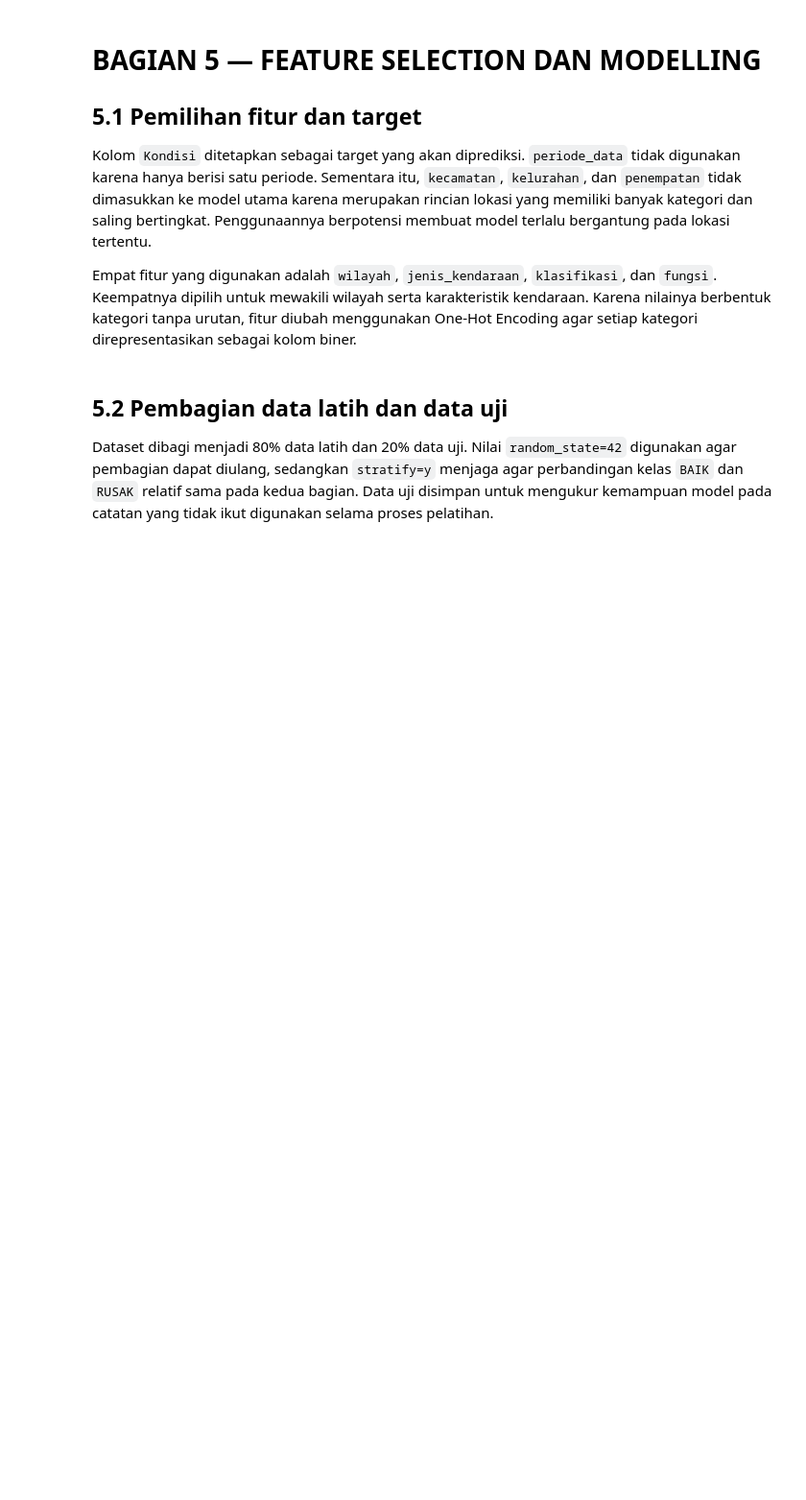
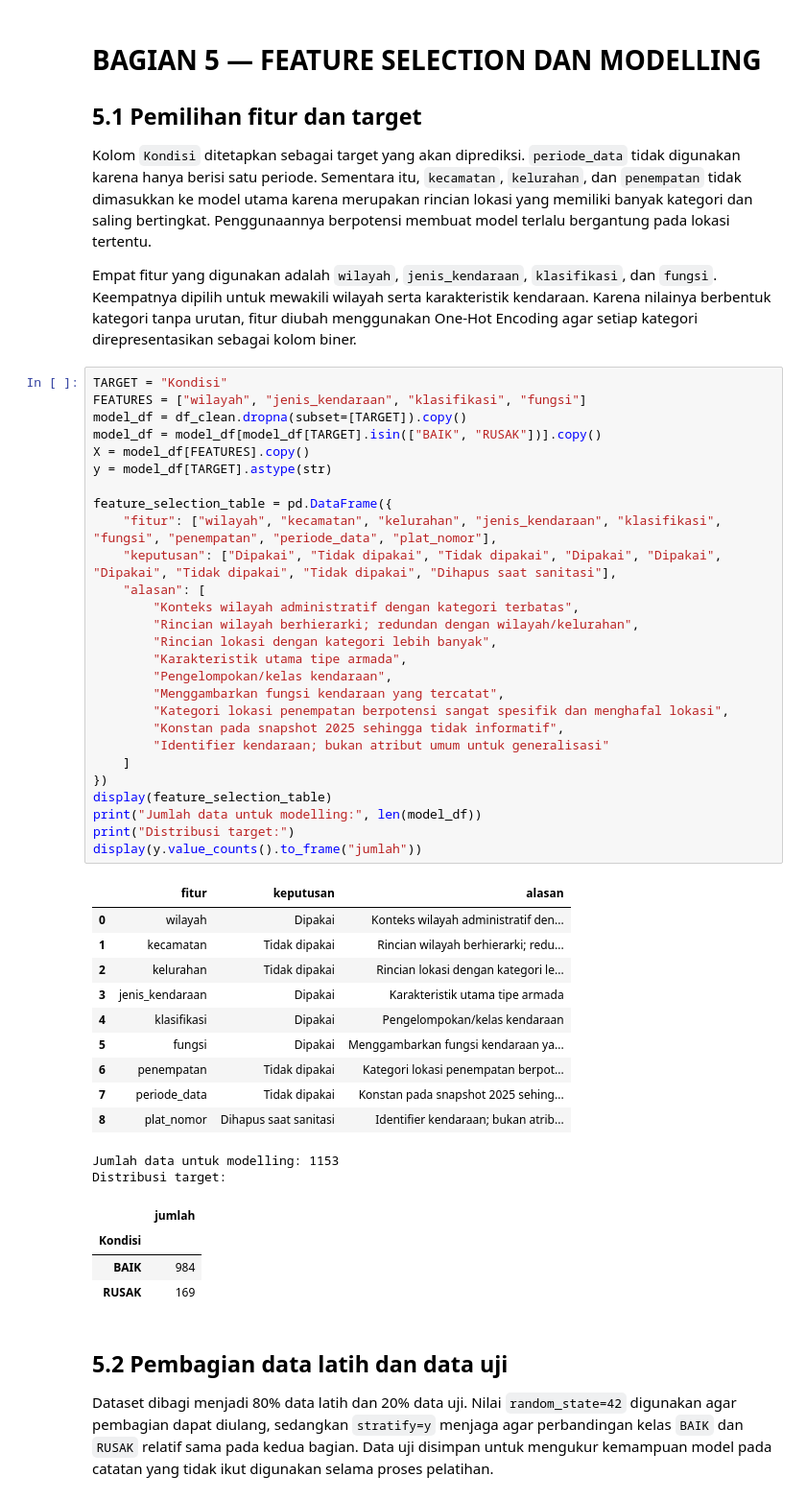
Before and after one commit to Dwiio/50_IF-E_NextLevel, a Jupyter notebook: projek_NextLevel_IF-E.ipynb, the cells around one changed output. Shown at 96% size. Drawn from its saved outputs; the diff is of its cells as text; blank space fills up the shorter version.

Commit message:
Data cleaning dan preprocessing, feature selection dan modelling, sedikit evaluasi

```diff
--- a/projek_NextLevel_IF-E.ipynb
+++ b/projek_NextLevel_IF-E.ipynb
@@ -295,6 +371,50 @@ Jumlah baris tidak dikurangi hanya karena beberapa catatan tampak sama setelah p
 Kolom `Kondisi` ditetapkan sebagai target yang akan diprediksi. `periode_data` tidak digunakan karena hanya berisi satu periode. Sementara itu, `kecamatan`, `kelurahan`, dan `penempatan` tidak dimasukkan ke model utama karena merupakan rincian lokasi yang memiliki banyak kategori dan saling bertingkat. Penggunaannya berpotensi membuat model terlalu bergantung pada lokasi tertentu.
 
 Empat fitur yang digunakan adalah `wilayah`, `jenis_kendaraan`, `klasifikasi`, dan `fungsi`. Keempatnya dipilih untuk mewakili wilayah serta karakteristik kendaraan. Karena nilainya berbentuk kategori tanpa urutan, fitur diubah menggunakan One-Hot Encoding agar setiap kategori direpresentasikan sebagai kolom biner.
+# %%
+TARGET = "Kondisi"
+FEATURES = ["wilayah", "jenis_kendaraan", "klasifikasi", "fungsi"]
+model_df = df_clean.dropna(subset=[TARGET]).copy()
+model_df = model_df[model_df[TARGET].isin(["BAIK", "RUSAK"])].copy()
+X = model_df[FEATURES].copy()
+y = model_df[TARGET].astype(str)
+
+feature_selection_table = pd.DataFrame({
+    "fitur": ["wilayah", "kecamatan", "kelurahan", "jenis_kendaraan", "klasifikasi", "fungsi", "penempatan", "periode_data", "plat_nomor"],
+    "keputusan": ["Dipakai", "Tidak dipakai", "Tidak dipakai", "Dipakai", "Dipakai", "Dipakai", "Tidak dipakai", "Tidak dipakai", "Dihapus saat sanitasi"],
+    "alasan": [
+        "Konteks wilayah administratif dengan kategori terbatas",
+        "Rincian wilayah berhierarki; redundan dengan wilayah/kelurahan",
+        "Rincian lokasi dengan kategori lebih banyak",
+        "Karakteristik utama tipe armada",
+        "Pengelompokan/kelas kendaraan",
+        "Menggambarkan fungsi kendaraan yang tercatat",
+        "Kategori lokasi penempatan berpotensi sangat spesifik dan menghafal lokasi",
+        "Konstan pada snapshot 2025 sehingga tidak informatif",
+        "Identifier kendaraan; bukan atribut umum untuk generalisasi"
+    ]
+})
+display(feature_selection_table)
+print("Jumlah data untuk modelling:", len(model_df))
+print("Distribusi target:")
+display(y.value_counts().to_frame("jumlah"))
+# %% [output]
+|  | fitur | keputusan | alasan |
+| 0 | wilayah | Dipakai | Konteks wilayah administratif den... |
+| 1 | kecamatan | Tidak dipakai | Rincian wilayah berhierarki; redu... |
+| 2 | kelurahan | Tidak dipakai | Rincian lokasi dengan kategori le... |
+| 3 | jenis_kendaraan | Dipakai | Karakteristik utama tipe armada |
+| 4 | klasifikasi | Dipakai | Pengelompokan/kelas kendaraan |
+| 5 | fungsi | Dipakai | Menggambarkan fungsi kendaraan ya... |
+| 6 | penempatan | Tidak dipakai | Kategori lokasi penempatan berpot... |
+| 7 | periode_data | Tidak dipakai | Konstan pada snapshot 2025 sehing... |
+| 8 | plat_nomor | Dihapus saat sanitasi | Identifier kendaraan; bukan atrib... |
+Jumlah data untuk modelling: 1153
+Distribusi target:
+|  | jumlah |
+| Kondisi |  |
+| BAIK | 984 |
+| RUSAK | 169 |
 # %% [markdown]
 ## 5.2 Pembagian data latih dan data uji
 
```
Also changed, not shown: parts of 7 cells of this notebook.
